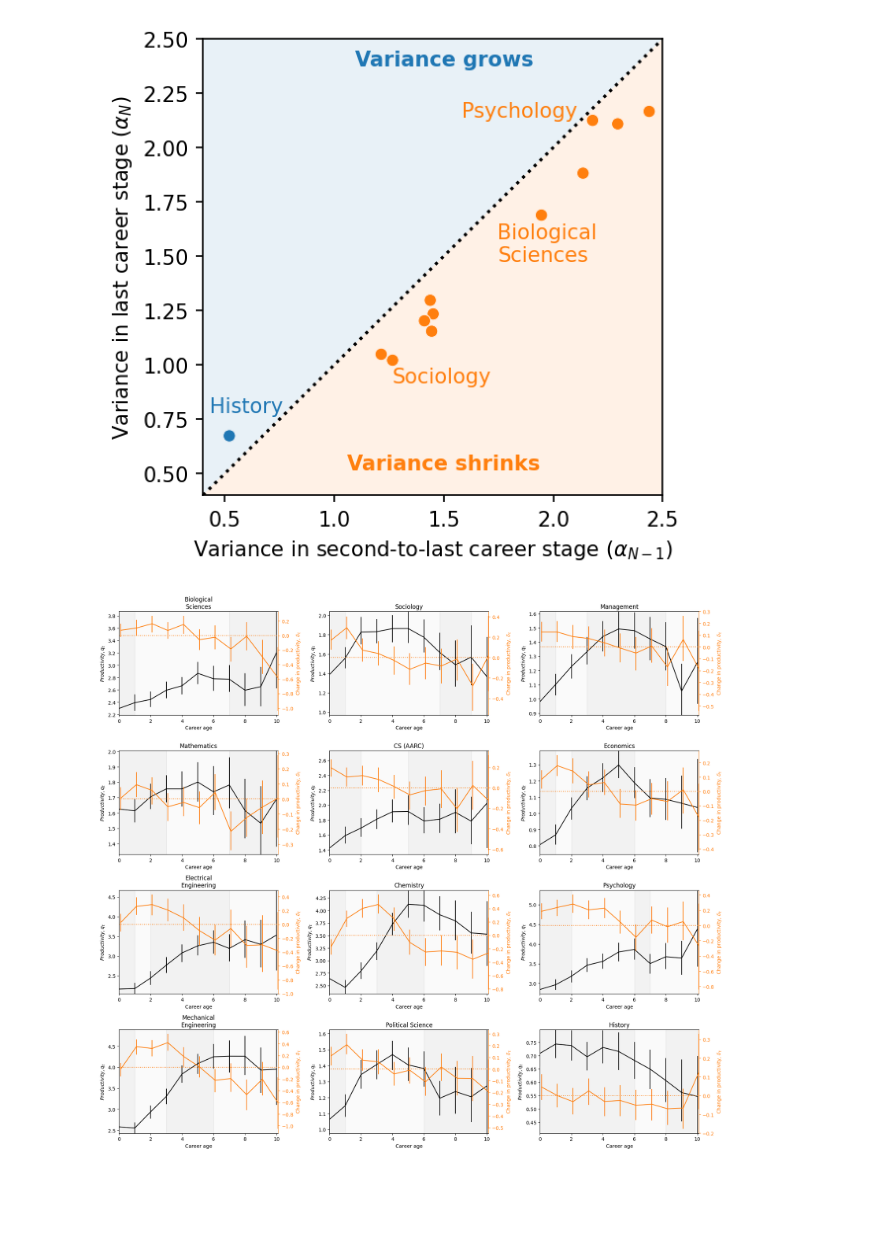
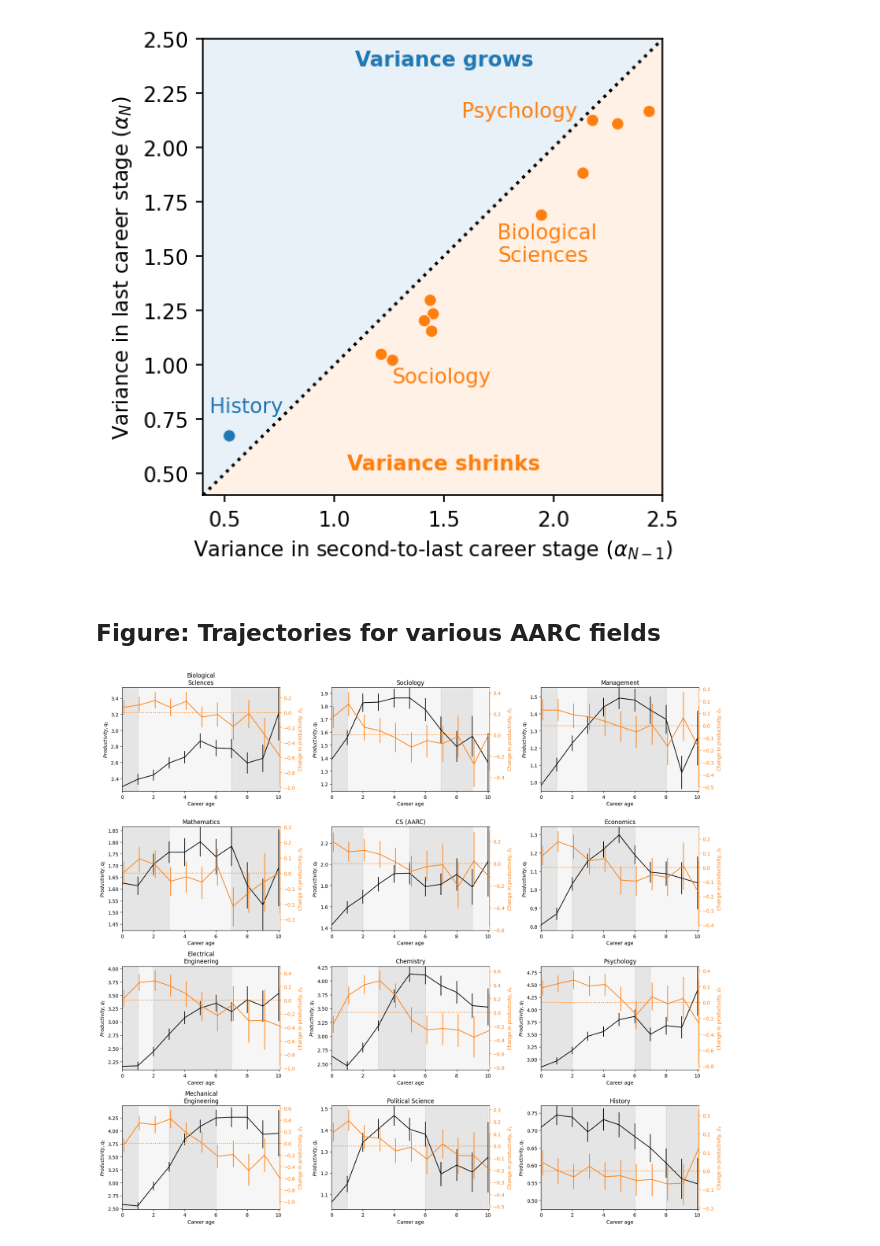
Before and after one commit to samzhang111/faculty-trajectories, a Jupyter notebook: write/note/Cross-field analysis with AARC.ipynb, the cells around one changed output. Saved outputs shown, nothing was run; the diff lists cells and outputs as text; code cells hidden in the pictures; blank space fills up the shorter version.

Commit message:
Code for resubmission

```diff
--- a/write/note/Cross-field analysis with AARC.ipynb
+++ b/write/note/Cross-field analysis with AARC.ipynb
@@ -14,0 +17,8 @@ import matplotlib.patches as patches
+# %%
+import scieco
+
+df_aa = scieco.get_dataframe("aa-v3")
+
+person_rank_year = df_aa[['PersonId', 'Rank', 'Year']].drop_duplicates()
+
+print(f"Loaded the AARC data: {len(df_aa)} people-year rows. We have {len(person_rank_year)} unique person-rank-years.")
@@ -40,6 +52,24 @@ def augment_parameters_df_with_prod_averages(df_parameters, df_trajectories):
     df2['nth_from_last_stage'] = range(len(df2) - 1, -1, -1)
 
     return df2
+
+
+def get_promotion_df_for_field(field_trajectories):
+
+    df_field_with_ranks = field_trajectories.merge(person_rank_year, on=['PersonId', 'Year'])
+    df_field_with_promotion = df_field_with_ranks[df_field_with_ranks.groupby(['PersonId']).Rank.transform('nunique') == 3].copy()
+    df_field_with_promotion['NextYearsRank'] = df_field_with_promotion.groupby('PersonId').Rank.shift(-1)
+    df_field_with_promotion['WasPromotedFromAssistant'] = (df_field_with_promotion.Rank == 'Assistant Professor') & (df_field_with_promotion.NextYearsRank == 'Associate Professor')
+
+    # Add the years that someone was promoted, so we can compute the deltas relative to that time
+    df_field_with_promotion = df_field_with_promotion.merge(
+        df_field_with_promotion[df_field_with_promotion.WasPromotedFromAssistant][['PersonId', 'CareerAgeZero']].rename(columns={'CareerAgeZero': 'CareerAgePromoted'}),
+        on='PersonId'
+    )
+
+    df_field_with_promotion['TenureAge'] = df_field_with_promotion.CareerAgeZero - df_field_with_promotion.CareerAgePromoted
+
+    return df_field_with_promotion
 # %%
 fields_to_display_names = {
     "biological_sciences": "Biological\nSciences",
@@ -74,7 +104,6 @@ aarc = {}
 for path in Path(here("input/import/")).glob("aarc_trajectories_*.csv"):
     field = path.stem.partition("_")[2].partition("_")[2]
 
-    print(f"Loading {field}...")
 
     result_path = here(f"input/fit/results-{path.stem}.pickle")
     with open(result_path, "rb") as f:
@@ -88,9 +117,13 @@ for path in Path(here("input/import/")).glob("aarc_trajectories_*.csv"):
     df_parameters['display_field'] = fields_to_display_names[field]
 
     df_parameters = augment_parameters_df_with_prod_averages(df_parameters, df_trajectories_field)
+    df_promotions = get_promotion_df_for_field(df_trajectories_field)
+
+    print(f"Loading {field}... there were {df_promotions.PersonId.nunique()} people who were both seen starting and promoted in the AARC. Person-years of data: {len(df_promotions)}.")
 
     aarc[field] = {
         'trajectories': df_trajectories_field,
+        'promotions': df_promotions,
         'results': result,
         'mle_cutoffs': mle_cutoffs,
         'mle_cutoff_parameters': df_parameters,
@@ -385,37 +428,40 @@ for _, row in parameter_deltas_to_last_stage_no_phys.iterrows():
 # %% [output]
 [figure]
+# %% [markdown]
+## Figure: Trajectories for various AARC fields
 # %%
 fig, axes = plt.subplots(4, 3, figsize=(18, 16))
 axes = axes.flatten()
 
 for field, ax in zip(fields_to_display_names.keys(), axes):
     df_field = aarc[field]['trajectories'].copy()
 
     df_field['CareerAgeZeroShifted'] = df_field['CareerAgeZero'] + 0.1
     cutoffs = aarc[field]['mle_cutoffs']
 
-    sns.lineplot(data=df_field, x='CareerAgeZero', y='pubs_adj', ax=ax, color='black', err_style='bars') #err_kws={'alpha': 0.05})
+    sns.lineplot(data=df_field, x='CareerAgeZero', y='pubs_adj', ax=ax, color='black', err_style='bars', errorbar='se') #err_kws={'alpha': 0.05})
 
     ax.margins(0)
 
     ax.set_ylabel(r"$Productivity, q_t$")
 
     ax.set_xlabel("Career age")
     ax.set_title(aarc[field]['display_field'])
 
     for i, (start, end) in enumerate(zip((0,) + cutoffs, cutoffs + (10,))):
-        ax.axvspan(start, end, alpha=0.1, color='gray' if i%2 == 0 else 'lightgray')
+        ax.axvspan(start, end, alpha=0.2, color='gray' if i%2 == 0 else 'lightgray')
 
     # Twin axis
 
     ax2 = ax.twinx()
     sns.lineplot(data=df_field, x='CareerAgeZeroShifted', y='q_adj_delta', ax=ax2, color=sns.color_palette()[1], err_style='bars') #err_kws={'alpha': 0.05})
     ax2.axhline(0, color=sns.color_palette()[1], linestyle=':')
     ax2.set_ylabel(r"Change in productivity, $\delta_t$", color=sns.color_palette()[1])
     ax2.tick_params(axis="y", colors=sns.color_palette()[1])
     ax2.spines["right"].set_color(sns.color_palette()[1])
 
 
 plt.tight_layout()
+plt.savefig(here("output/resubmission/aarc_trajectories.pdf"), bbox_inches="tight")
 # %% [output]
-[figure, old version]
+[figure, new version]
```
Also changed, not shown: parts of 65 cells of this notebook, 1 other file.
